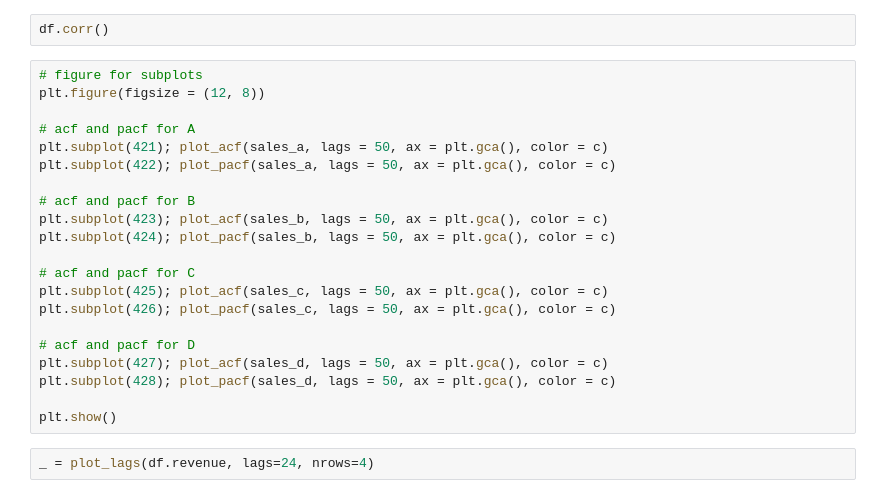
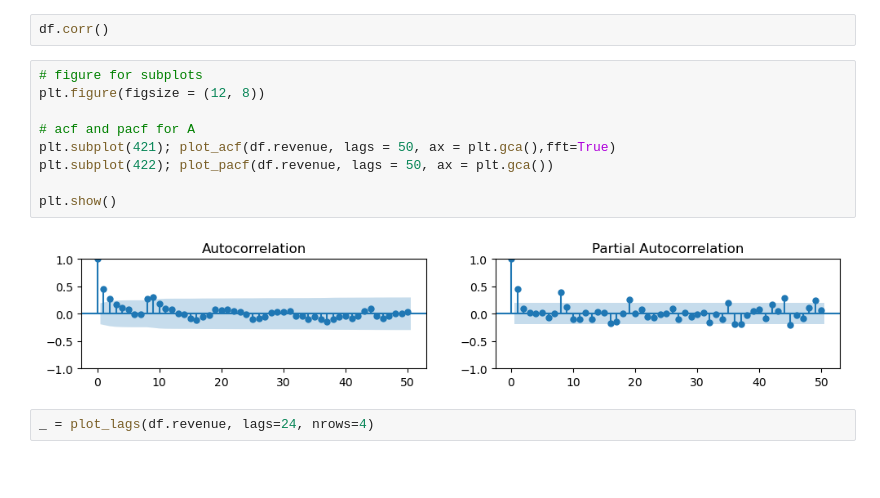
Before and after one commit to alpertaskiran/bayesian_mmm, a Jupyter notebook: eda.ipynb, the cells around one changed output. Cells and saved outputs as stored; diff of their text form; blank space fills up the shorter version.

```diff
--- a/eda.ipynb
+++ b/eda.ipynb
@@ -115,24 +184,14 @@ df.corr()
 # %%
 # figure for subplots
 plt.figure(figsize = (12, 8))
 
 # acf and pacf for A
-plt.subplot(421); plot_acf(sales_a, lags = 50, ax = plt.gca(), color = c)
-plt.subplot(422); plot_pacf(sales_a, lags = 50, ax = plt.gca(), color = c)
-
-# acf and pacf for B
-plt.subplot(423); plot_acf(sales_b, lags = 50, ax = plt.gca(), color = c)
-plt.subplot(424); plot_pacf(sales_b, lags = 50, ax = plt.gca(), color = c)
-
-# acf and pacf for C
-plt.subplot(425); plot_acf(sales_c, lags = 50, ax = plt.gca(), color = c)
-plt.subplot(426); plot_pacf(sales_c, lags = 50, ax = plt.gca(), color = c)
-
-# acf and pacf for D
-plt.subplot(427); plot_acf(sales_d, lags = 50, ax = plt.gca(), color = c)
-plt.subplot(428); plot_pacf(sales_d, lags = 50, ax = plt.gca(), color = c)
+plt.subplot(421); plot_acf(df.revenue, lags = 50, ax = plt.gca(),fft=True)
+plt.subplot(422); plot_pacf(df.revenue, lags = 50, ax = plt.gca())
 
 plt.show()
+# %% [output]
+[figure, added]
 # %%
 _ = plot_lags(df.revenue, lags=24, nrows=4)
 # %%
```
Also changed, not shown: parts of 13 cells of this notebook, 2 other files.
